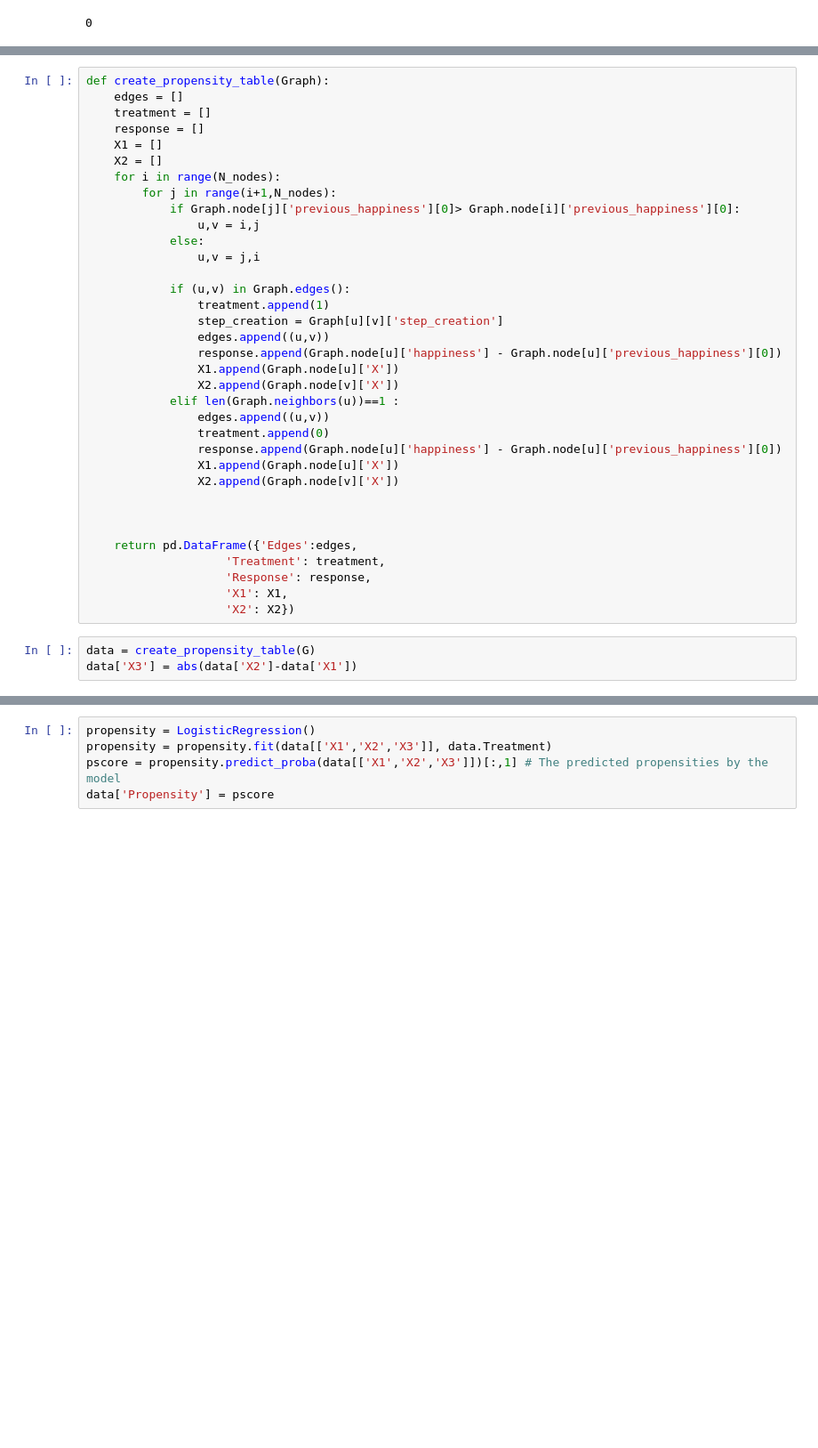
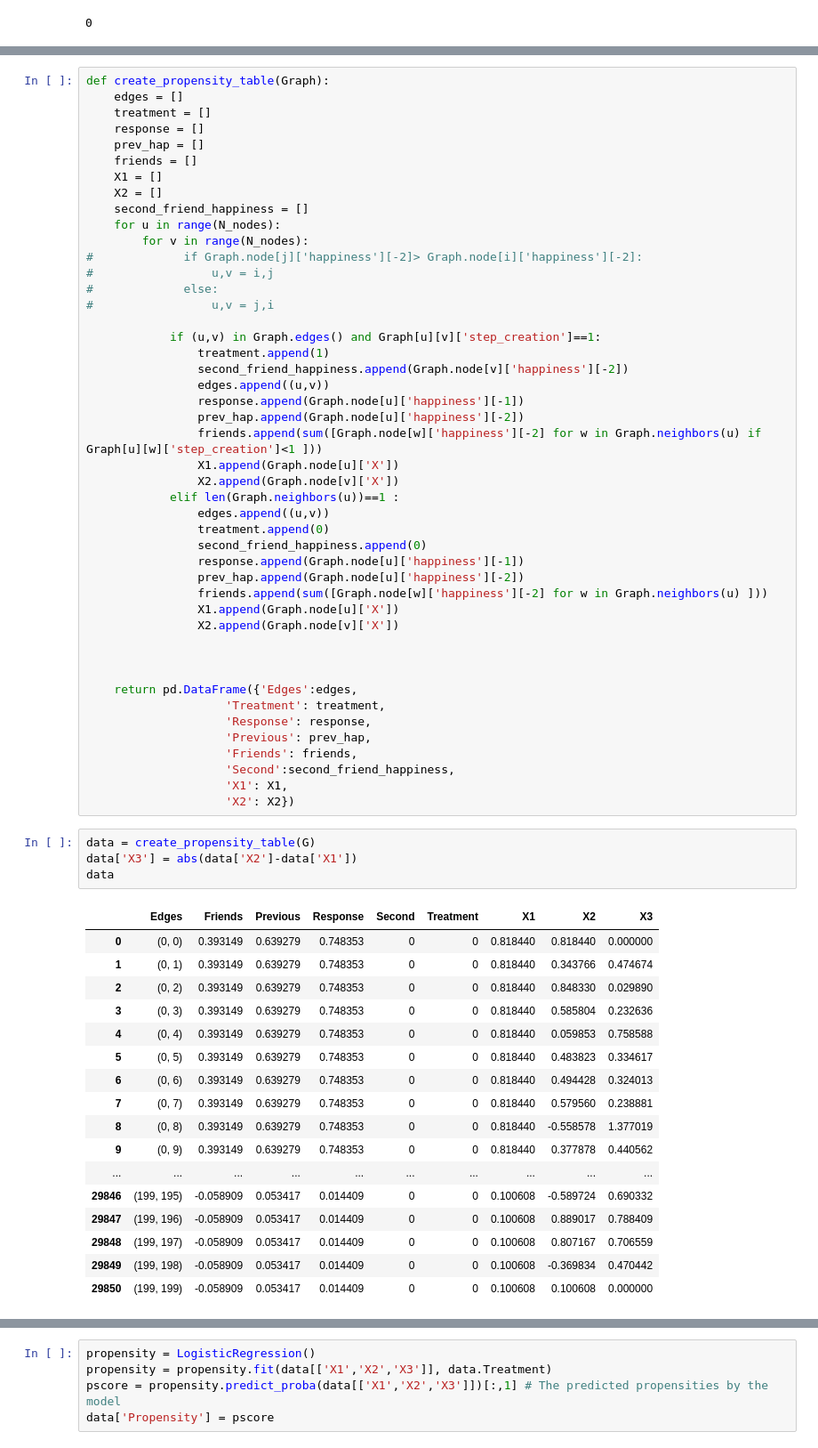
Before and after one commit to imanolarrieta/edgematching, a Jupyter notebook: Project_graph_generation.ipynb, the cells around one changed output, grey strips where cells are left out. Shown at 89% size. Cells and saved outputs as stored; diff of their text form; blank space fills up the shorter version.

```diff
--- a/Project_graph_generation.ipynb
+++ b/Project_graph_generation.ipynb
@@ -118,26 +116,34 @@ def create_propensity_table(Graph):
     edges = []
     treatment = []
     response = []
+    prev_hap = []
+    friends = []
     X1 = []
     X2 = []
-    for i in range(N_nodes):
-        for j in range(i+1,N_nodes):
-            if Graph.node[j]['previous_happiness'][0]> Graph.node[i]['previous_happiness'][0]:
-                u,v = i,j
-            else:
-                u,v = j,i
+    second_friend_happiness = []
+    for u in range(N_nodes):
+        for v in range(N_nodes):
+#             if Graph.node[j]['happiness'][-2]> Graph.node[i]['happiness'][-2]:
+#                 u,v = i,j
+#             else:
+#                 u,v = j,i
 
-            if (u,v) in Graph.edges():
+            if (u,v) in Graph.edges() and Graph[u][v]['step_creation']==1:
                 treatment.append(1)
-                step_creation = Graph[u][v]['step_creation']
+                second_friend_happiness.append(Graph.node[v]['happiness'][-2])
                 edges.append((u,v))
-                response.append(Graph.node[u]['happiness'] - Graph.node[u]['previous_happiness'][0])
+                response.append(Graph.node[u]['happiness'][-1])
+                prev_hap.append(Graph.node[u]['happiness'][-2])
+                friends.append(sum([Graph.node[w]['happiness'][-2] for w in Graph.neighbors(u) if Graph[u][w]['step_creation']<1 ]))
                 X1.append(Graph.node[u]['X'])
                 X2.append(Graph.node[v]['X'])
             elif len(Graph.neighbors(u))==1 :
                 edges.append((u,v))
                 treatment.append(0)
-                response.append(Graph.node[u]['happiness'] - Graph.node[u]['previous_happiness'][0])
+                second_friend_happiness.append(0)
+                response.append(Graph.node[u]['happiness'][-1])
+                prev_hap.append(Graph.node[u]['happiness'][-2])
+                friends.append(sum([Graph.node[w]['happiness'][-2] for w in Graph.neighbors(u) ]))
                 X1.append(Graph.node[u]['X'])
                 X2.append(Graph.node[v]['X'])
 
@@ -146,8 +152,30 @@ def create_propensity_table(Graph):
     return pd.DataFrame({'Edges':edges,
                     'Treatment': treatment,
                     'Response': response,
+                    'Previous': prev_hap,
+                    'Friends': friends,
+                    'Second':second_friend_happiness,
                     'X1': X1,
                     'X2': X2})
 # %%
 data = create_propensity_table(G)
 data['X3'] = abs(data['X2']-data['X1'])
+data
+# %% [output]
+|  | Edges | Friends | Previous | Response | Second | Treatment | X1 | X2 | X3 |
+| 0 | (0, 0) | 0.393149 | 0.639279 | 0.748353 | 0 | 0 | 0.818440 | 0.818440 | 0.000000 |
+| 1 | (0, 1) | 0.393149 | 0.639279 | 0.748353 | 0 | 0 | 0.818440 | 0.343766 | 0.474674 |
+| 2 | (0, 2) | 0.393149 | 0.639279 | 0.748353 | 0 | 0 | 0.818440 | 0.848330 | 0.029890 |
+| 3 | (0, 3) | 0.393149 | 0.639279 | 0.748353 | 0 | 0 | 0.818440 | 0.585804 | 0.232636 |
+| 4 | (0, 4) | 0.393149 | 0.639279 | 0.748353 | 0 | 0 | 0.818440 | 0.059853 | 0.758588 |
+| 5 | (0, 5) | 0.393149 | 0.639279 | 0.748353 | 0 | 0 | 0.818440 | 0.483823 | 0.334617 |
+| 6 | (0, 6) | 0.393149 | 0.639279 | 0.748353 | 0 | 0 | 0.818440 | 0.494428 | 0.324013 |
+| 7 | (0, 7) | 0.393149 | 0.639279 | 0.748353 | 0 | 0 | 0.818440 | 0.579560 | 0.238881 |
+| 8 | (0, 8) | 0.393149 | 0.639279 | 0.748353 | 0 | 0 | 0.818440 | -0.558578 | 1.377019 |
+| 9 | (0, 9) | 0.393149 | 0.639279 | 0.748353 | 0 | 0 | 0.818440 | 0.377878 | 0.440562 |
+| ... | ... | ... | ... | ... | ... | ... | ... | ... | ... |
+| 29846 | (199, 195) | -0.058909 | 0.053417 | 0.014409 | 0 | 0 | 0.100608 | -0.589724 | 0.690332 |
+| 29847 | (199, 196) | -0.058909 | 0.053417 | 0.014409 | 0 | 0 | 0.100608 | 0.889017 | 0.788409 |
+| 29848 | (199, 197) | -0.058909 | 0.053417 | 0.014409 | 0 | 0 | 0.100608 | 0.807167 | 0.706559 |
+| 29849 | (199, 198) | -0.058909 | 0.053417 | 0.014409 | 0 | 0 | 0.100608 | -0.369834 | 0.470442 |
+| 29850 | (199, 199) | -0.058909 | 0.053417 | 0.014409 | 0 | 0 | 0.100608 | 0.100608 | 0.000000 |
```
Also changed, not shown: parts of 11 cells of this notebook, 1 other file.
